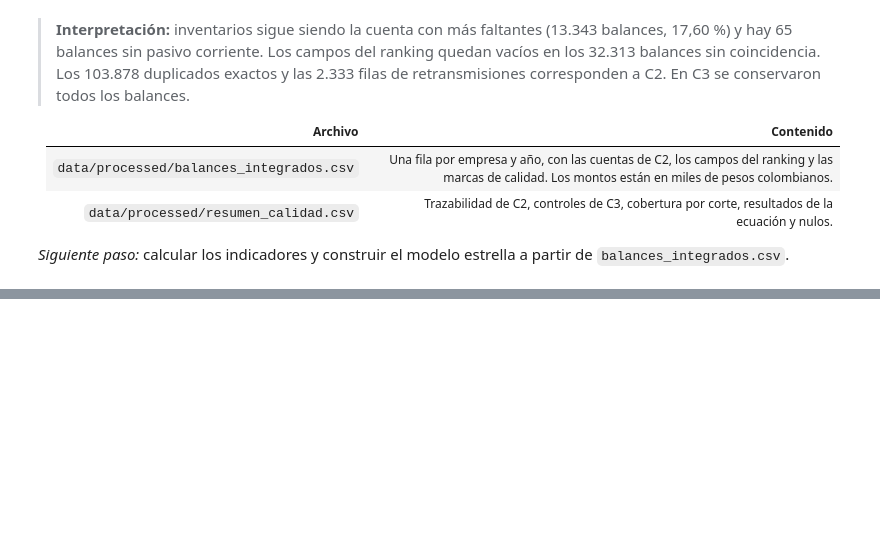
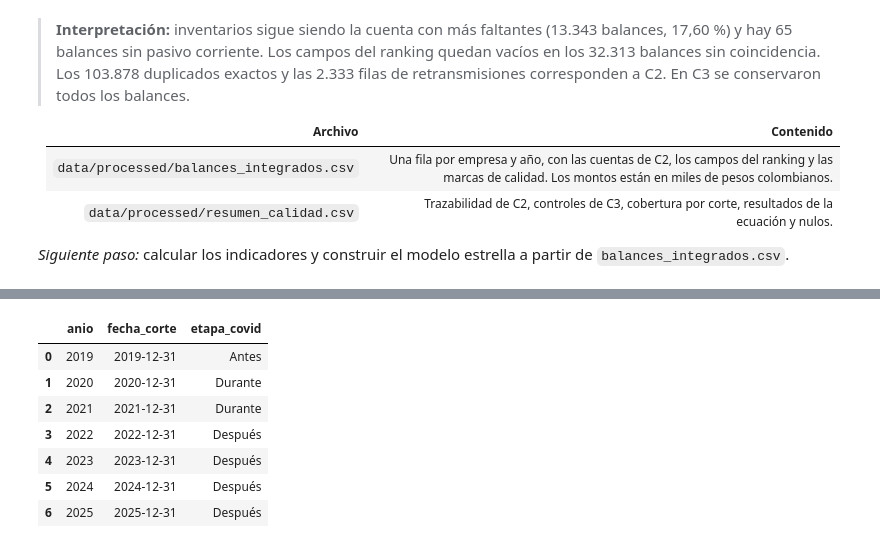
Before and after one commit to JulianHZ711/Final-AnalisisDatos, a Jupyter notebook: notebooks/proyecto_integrador.ipynb, the cells around one changed output, grey strips where cells are left out. Cells and saved outputs as stored; diff of their text form; code cells hidden in the pictures; blank space fills up the shorter version.

```diff
--- a/notebooks/proyecto_integrador.ipynb
+++ b/notebooks/proyecto_integrador.ipynb
@@ -1107,0 +1282,23 @@ Archivos guardados en data/processed/: balances_integrados.csv, resumen_calidad.
+# %%
+def etapa_covid(anio):
+    """Etapa del año frente a la pandemia."""
+    if anio < 2020:
+        return "Antes"
+    elif anio <= 2021:
+        return "Durante"
+    return "Después"
+
+
+dim_tiempo = pd.DataFrame({"anio": sorted(indicadores["anio"].unique().tolist())})
+dim_tiempo["fecha_corte"] = dim_tiempo["anio"].astype(str) + "-12-31"
+dim_tiempo["etapa_covid"] = dim_tiempo["anio"].apply(etapa_covid)
+dim_tiempo
+# %% [output]
+|  | anio | fecha_corte | etapa_covid |
+| 0 | 2019 | 2019-12-31 | Antes |
+| 1 | 2020 | 2020-12-31 | Durante |
+| 2 | 2021 | 2021-12-31 | Durante |
+| 3 | 2022 | 2022-12-31 | Después |
+| 4 | 2023 | 2023-12-31 | Después |
+| 5 | 2024 | 2024-12-31 | Después |
+| 6 | 2025 | 2025-12-31 | Después |
```
Also changed, not shown: parts of 15 cells of this notebook, 5 other files.
